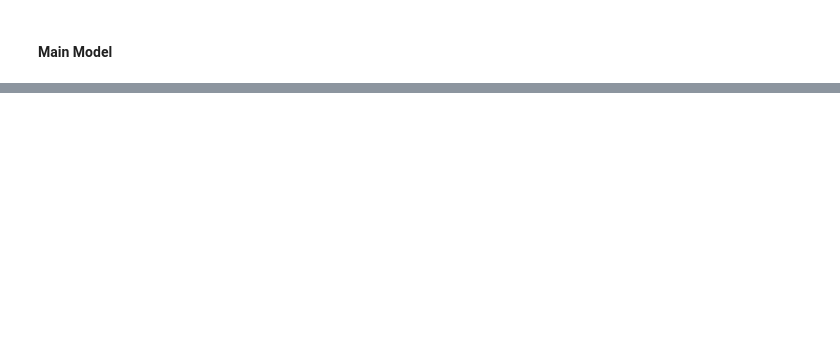
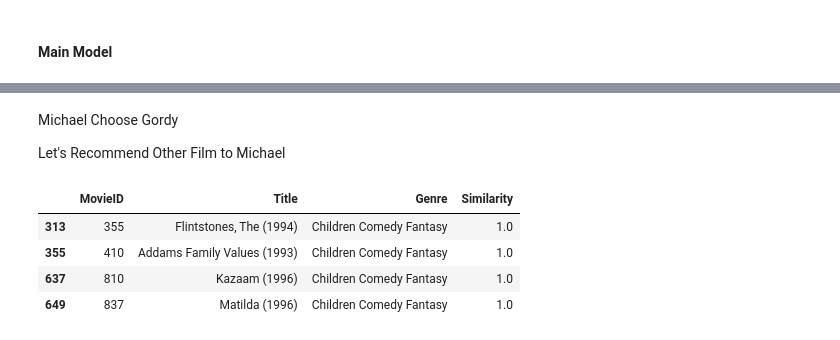
Before and after one commit to Intarite/Caesar, a Jupyter notebook: Lab 01.ipynb, the cells around one changed output, grey strips where cells are left out. Saved outputs shown, nothing was run; the diff lists cells and outputs as text; code cells hidden in the pictures; blank space fills up the shorter version.

```diff
--- a/Lab 01.ipynb
+++ b/Lab 01.ipynb
@@ -29,0 +351,16 @@ Others, Resulting `Sci-Fi` to (`Sci` + `Fi`), `Film-Noir` to (`Film` + `Noir`)
+# %% [markdown]
+Michael Choose Gordy
+
+Let's Recommend Other Film to Michael
+# %%
+# Recommend Other Film to Michael Based on Gordy
+
+title = origin.iloc[209, 1]
+
+output(title, 5)
+# %% [output]
+|  | MovieID | Title | Genre | Similarity |
+| 313 | 355 | Flintstones, The (1994) | Children Comedy Fantasy | 1.0 |
+| 355 | 410 | Addams Family Values (1993) | Children Comedy Fantasy | 1.0 |
+| 637 | 810 | Kazaam (1996) | Children Comedy Fantasy | 1.0 |
+| 649 | 837 | Matilda (1996) | Children Comedy Fantasy | 1.0 |
```
Also changed, not shown: parts of 40 cells of this notebook, 1 other file.
